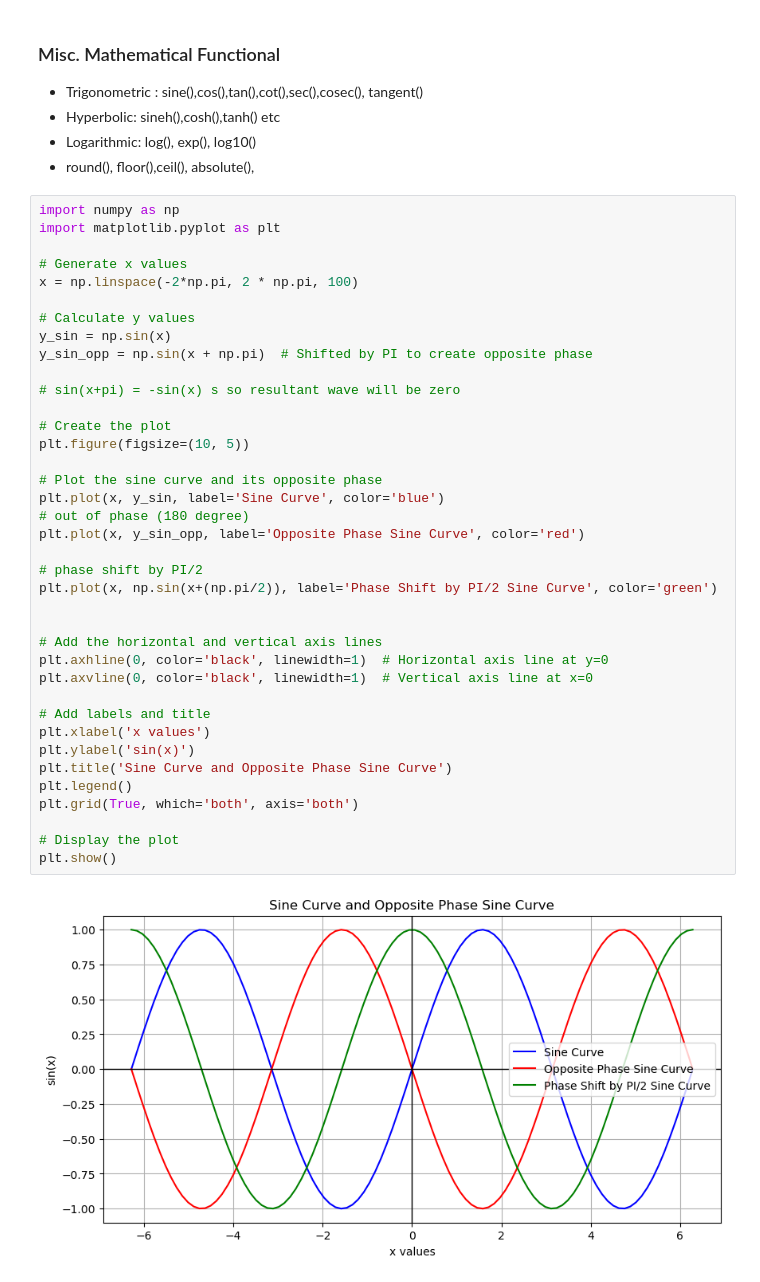
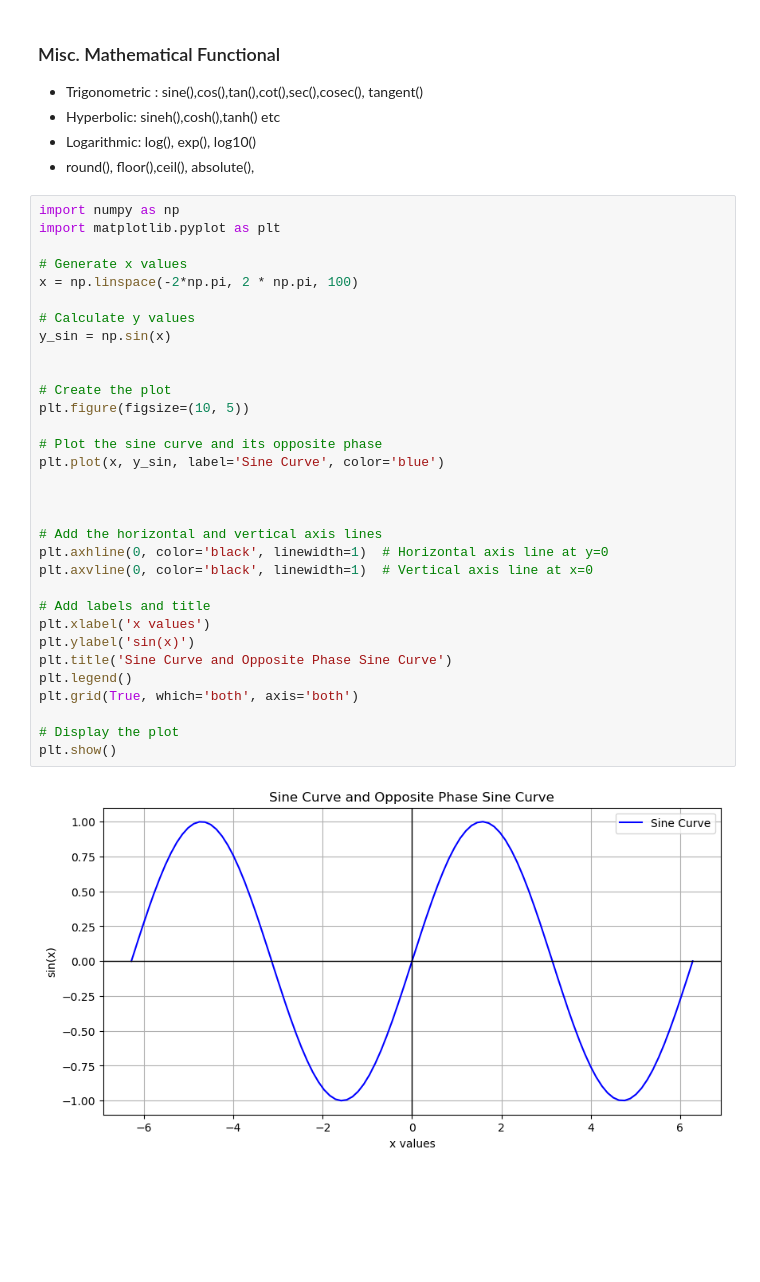
Before and after one commit to tekraj/python-programming, a Jupyter notebook: Week 4 - Numpy.ipynb, the cells around one changed output. Drawn from its saved outputs; the diff is of its cells as text; blank space fills up the shorter version.

```diff
--- a/Week 4 - Numpy.ipynb
+++ b/Week 4 - Numpy.ipynb
@@ -555,37 +570,31 @@ import matplotlib.pyplot as plt
 
 # Generate x values
 x = np.linspace(-2*np.pi, 2 * np.pi, 100)
 
 # Calculate y values
 y_sin = np.sin(x)
-y_sin_opp = np.sin(x + np.pi)  # Shifted by PI to create opposite phase
 
-# sin(x+pi) = -sin(x) s so resultant wave will be zero
 
 # Create the plot
 plt.figure(figsize=(10, 5))
 
 # Plot the sine curve and its opposite phase
 plt.plot(x, y_sin, label='Sine Curve', color='blue')
-# out of phase (180 degree)
-plt.plot(x, y_sin_opp, label='Opposite Phase Sine Curve', color='red')
 
-# phase shift by PI/2
-plt.plot(x, np.sin(x+(np.pi/2)), label='Phase Shift by PI/2 Sine Curve', color='green')
 
 
 # Add the horizontal and vertical axis lines
 plt.axhline(0, color='black', linewidth=1)  # Horizontal axis line at y=0
 plt.axvline(0, color='black', linewidth=1)  # Vertical axis line at x=0
 
 # Add labels and title
 plt.xlabel('x values')
 plt.ylabel('sin(x)')
 plt.title('Sine Curve and Opposite Phase Sine Curve')
 plt.legend()
 plt.grid(True, which='both', axis='both')
 
 # Display the plot
 plt.show()
 # %% [output]
-[figure, old version]
+[figure, new version]
```
Also changed, not shown: parts of 12 cells of this notebook, 2 other files.
